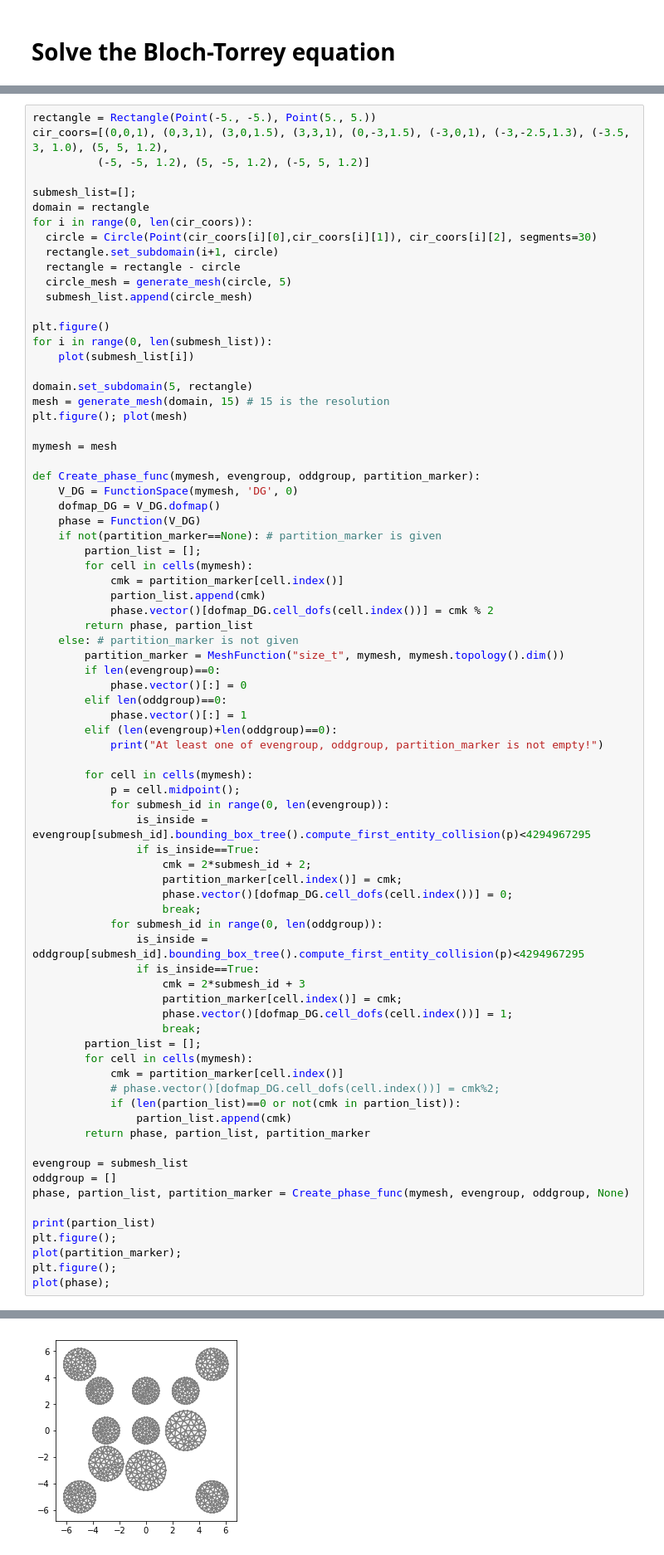
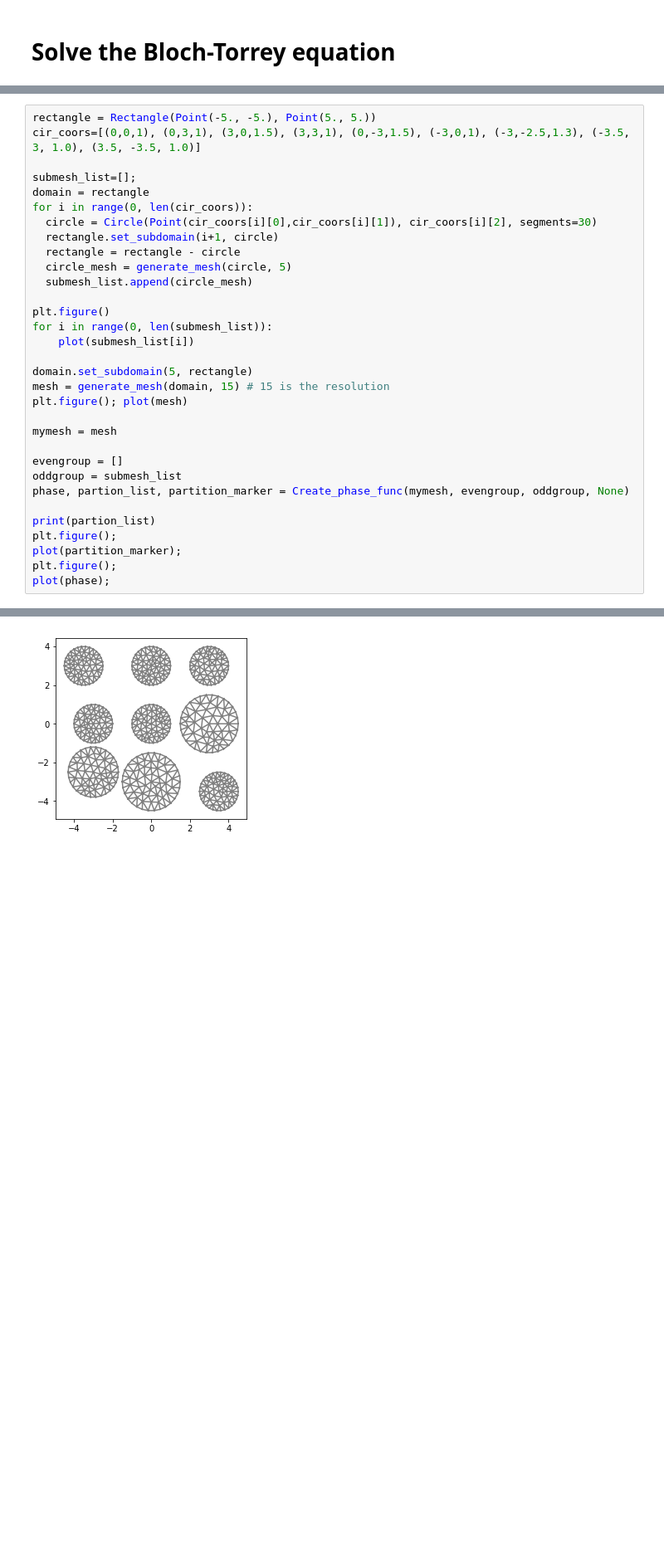
Before and after one commit to van-dang/DMRI-FEM-Cloud, a Jupyter notebook: PeriodicDomains.ipynb, the cells around one changed output, grey strips where cells are left out. Shown at 83% size. Saved outputs shown, nothing was run; the diff lists cells and outputs as text; blank space fills up the shorter version.

```diff
--- a/PeriodicDomains.ipynb
+++ b/PeriodicDomains.ipynb
@@ -274,8 +323,7 @@ DEBUG:matplotlib.axes._base:update_title_pos
 [figure]
 # %%
 rectangle = Rectangle(Point(-5., -5.), Point(5., 5.))
-cir_coors=[(0,0,1), (0,3,1), (3,0,1.5), (3,3,1), (0,-3,1.5), (-3,0,1), (-3,-2.5,1.3), (-3.5, 3, 1.0), (5, 5, 1.2),
-          (-5, -5, 1.2), (5, -5, 1.2), (-5, 5, 1.2)]
+cir_coors=[(0,0,1), (0,3,1), (3,0,1.5), (3,3,1), (0,-3,1.5), (-3,0,1), (-3,-2.5,1.3), (-3.5, 3, 1.0), (3.5, -3.5, 1.0)]
 
 submesh_list=[];
 domain = rectangle
@@ -296,52 +344,8 @@ plt.figure(); plot(mesh)
 
 mymesh = mesh
 
-def Create_phase_func(mymesh, evengroup, oddgroup, partition_marker):
-    V_DG = FunctionSpace(mymesh, 'DG', 0)
-    dofmap_DG = V_DG.dofmap()
-    phase = Function(V_DG)
-    if not(partition_marker==None): # partition_marker is given
-        partion_list = [];
-        for cell in cells(mymesh):
-            cmk = partition_marker[cell.index()]
-            partion_list.append(cmk)
-            phase.vector()[dofmap_DG.cell_dofs(cell.index())] = cmk % 2
-        return phase, partion_list
-    else: # partition_marker is not given
-        partition_marker = MeshFunction("size_t", mymesh, mymesh.topology().dim())
-        if len(evengroup)==0:
-            phase.vector()[:] = 0
-        elif len(oddgroup)==0:
-            phase.vector()[:] = 1
-        elif (len(evengroup)+len(oddgroup)==0):
-            print("At least one of evengroup, oddgroup, partition_marker is not empty!")
-
-        for cell in cells(mymesh):
-            p = cell.midpoint();
-            for submesh_id in range(0, len(evengroup)):
-                is_inside = evengroup[submesh_id].bounding_box_tree().compute_first_entity_collision(p)<4294967295
-                if is_inside==True:
-                    cmk = 2*submesh_id + 2;
-                    partition_marker[cell.index()] = cmk;
-                    phase.vector()[dofmap_DG.cell_dofs(cell.index())] = 0;
-                    break;
-            for submesh_id in range(0, len(oddgroup)):
-                is_inside = oddgroup[submesh_id].bounding_box_tree().compute_first_entity_collision(p)<4294967295
-                if is_inside==True:
-                    cmk = 2*submesh_id + 3
-                    partition_marker[cell.index()] = cmk;
-                    phase.vector()[dofmap_DG.cell_dofs(cell.index())] = 1;
-                    break;
-        partion_list = [];
-        for cell in cells(mymesh):
-            cmk = partition_marker[cell.index()]
-            # phase.vector()[dofmap_DG.cell_dofs(cell.index())] = cmk%2;
-            if (len(partion_list)==0 or not(cmk in partion_list)):
-                partion_list.append(cmk)
-        return phase, partion_list, partition_marker
-
-evengroup = submesh_list
-oddgroup = []
+evengroup = []
+oddgroup = submesh_list
 phase, partion_list, partition_marker = Create_phase_func(mymesh, evengroup, oddgroup, None)
 
 print(partion_list)
@@ -362,4 +366,4 @@ DEBUG:matplotlib.axes._base:update_title_pos
-[figure, old version]
+[figure, new version]
 DEBUG:matplotlib.axes._base:update_title_pos
 DEBUG:matplotlib.axes._base:update_title_pos
 DEBUG:matplotlib.axes._base:update_title_pos
```
Also changed, not shown: parts of 3 cells of this notebook.
